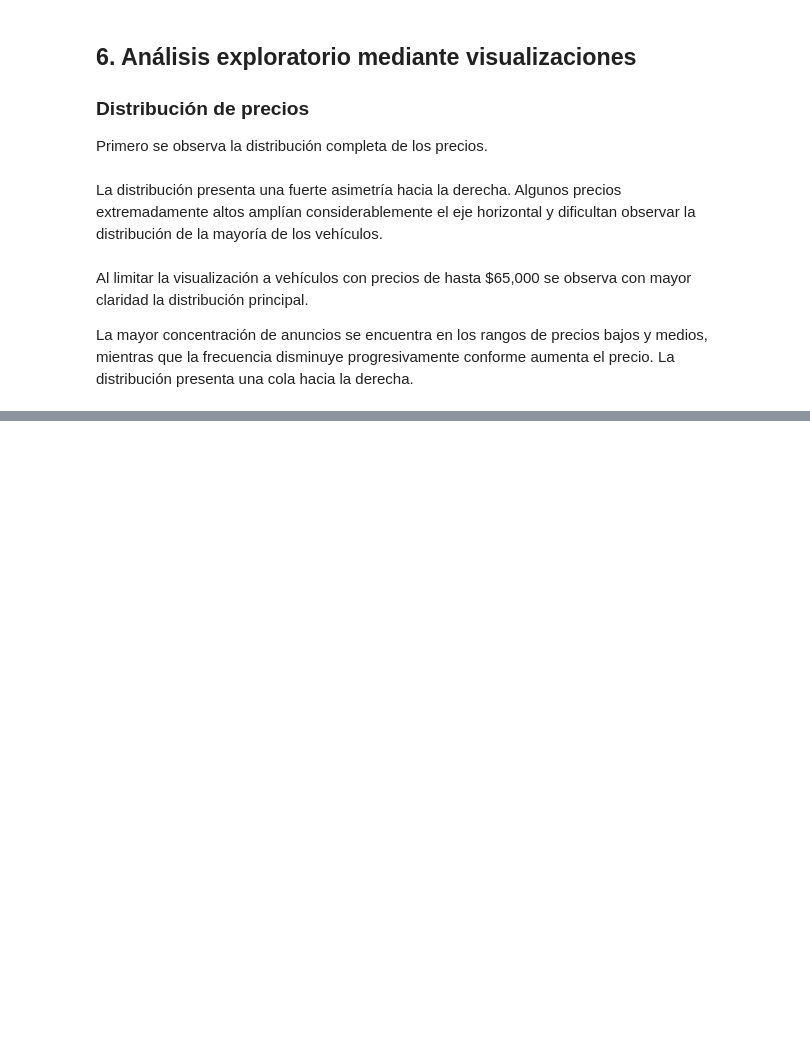
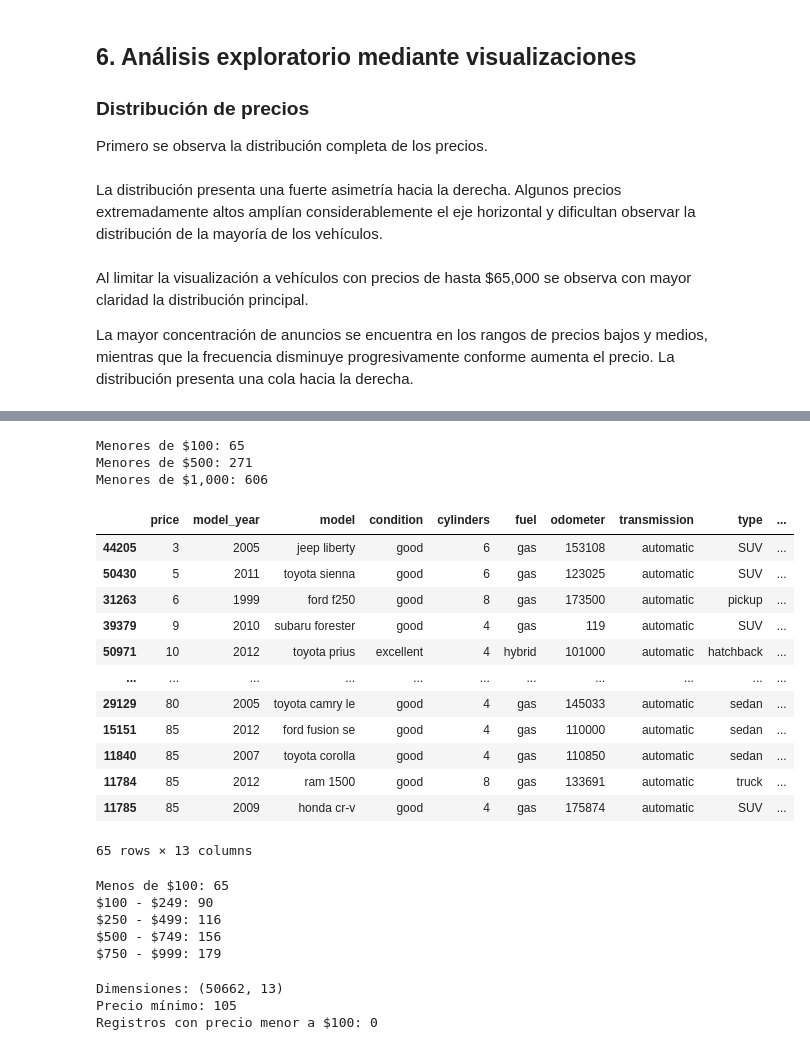
Before and after one commit to ElamDay/PROYECTO-7---VEHICLES, a Jupyter notebook: notebooks/EDA.ipynb, the cells around one changed output, grey strips where cells are left out. Drawn from its saved outputs; the diff is of its cells as text; code cells hidden in the pictures; blank space fills up the shorter version.

```diff
--- a/notebooks/EDA.ipynb
+++ b/notebooks/EDA.ipynb
@@ -627,0 +774,12 @@ aqui sigo
+# %%
+df.loc[df['odometer'] == 0, 'odometer'] = pd.NA
+
+df['odometer'] = df['odometer'].fillna(
+    df.groupby('model_year')['odometer'].transform('median')
+)
+
+df['odometer'] = df['odometer'].fillna(
+    df['odometer'].median()
+)
+
+df['odometer'] = df['odometer'].astype(int)
@@ -627,0 +904,46 @@ aqui sigo
+# %%
+print("Menores de $100:", (df['price'] < 100).sum())
+print("Menores de $500:", (df['price'] < 500).sum())
+print("Menores de $1,000:", (df['price'] < 1000).sum())
+# %% [output]
+Menores de $100: 65
+Menores de $500: 271
+Menores de $1,000: 606
+# %%
+df[df['price'] < 100].sort_values('price')
+# %% [output]
+|  | price | model_year | model | condition | cylinders | fuel | odometer | transmission | type | ... |
+| 44205 | 3 | 2005 | jeep liberty | good | 6 | gas | 153108 | automatic | SUV | ... |
+| 50430 | 5 | 2011 | toyota sienna | good | 6 | gas | 123025 | automatic | SUV | ... |
+| 31263 | 6 | 1999 | ford f250 | good | 8 | gas | 173500 | automatic | pickup | ... |
+| 39379 | 9 | 2010 | subaru forester | good | 4 | gas | 119 | automatic | SUV | ... |
+| 50971 | 10 | 2012 | toyota prius | excellent | 4 | hybrid | 101000 | automatic | hatchback | ... |
+| ... | ... | ... | ... | ... | ... | ... | ... | ... | ... | ... |
+| 29129 | 80 | 2005 | toyota camry le | good | 4 | gas | 145033 | automatic | sedan | ... |
+| 15151 | 85 | 2012 | ford fusion se | good | 4 | gas | 110000 | automatic | sedan | ... |
+| 11840 | 85 | 2007 | toyota corolla | good | 4 | gas | 110850 | automatic | sedan | ... |
+| 11784 | 85 | 2012 | ram 1500 | good | 8 | gas | 133691 | automatic | truck | ... |
+| 11785 | 85 | 2009 | honda cr-v | good | 4 | gas | 175874 | automatic | SUV | ... |
+65 rows × 13 columns
+# %%
+print("Menos de $100:", (df['price'] < 100).sum())
+print("$100 - $249:", ((df['price'] >= 100) & (df['price'] < 250)).sum())
+print("$250 - $499:", ((df['price'] >= 250) & (df['price'] < 500)).sum())
+print("$500 - $749:", ((df['price'] >= 500) & (df['price'] < 750)).sum())
+print("$750 - $999:", ((df['price'] >= 750) & (df['price'] < 1000)).sum())
+# %% [output]
+Menos de $100: 65
+$100 - $249: 90
+$250 - $499: 116
+$500 - $749: 156
+$750 - $999: 179
+# %%
+df = df[df['price'] >= 100].copy()
+
+print("Dimensiones:", df.shape)
+print("Precio mínimo:", df['price'].min())
+print("Registros con precio menor a $100:", (df['price'] < 100).sum())
+# %% [output]
+Dimensiones: (50662, 13)
+Precio mínimo: 105
+Registros con precio menor a $100: 0
```
Also changed, not shown: parts of 79 cells of this notebook, 1 other file.
